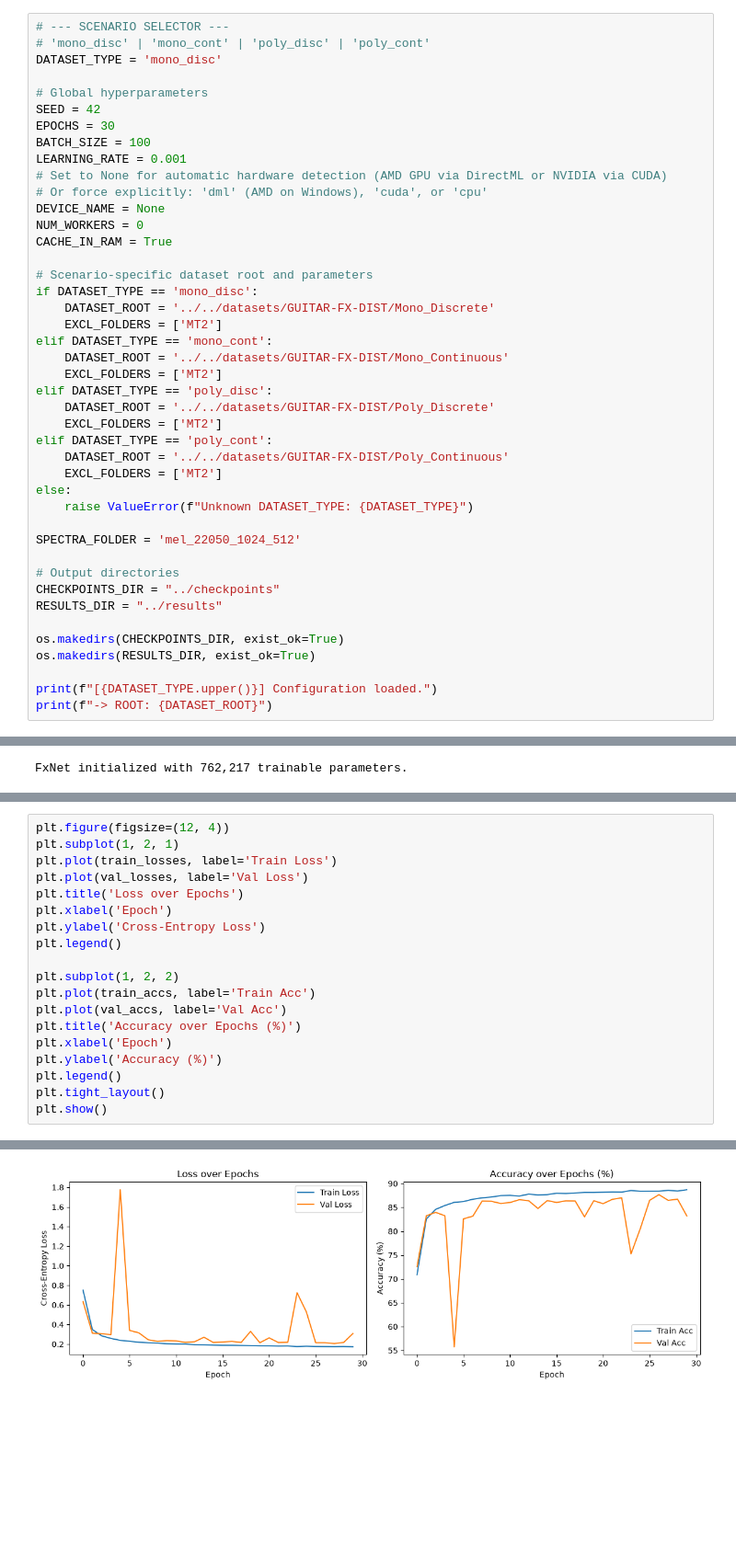
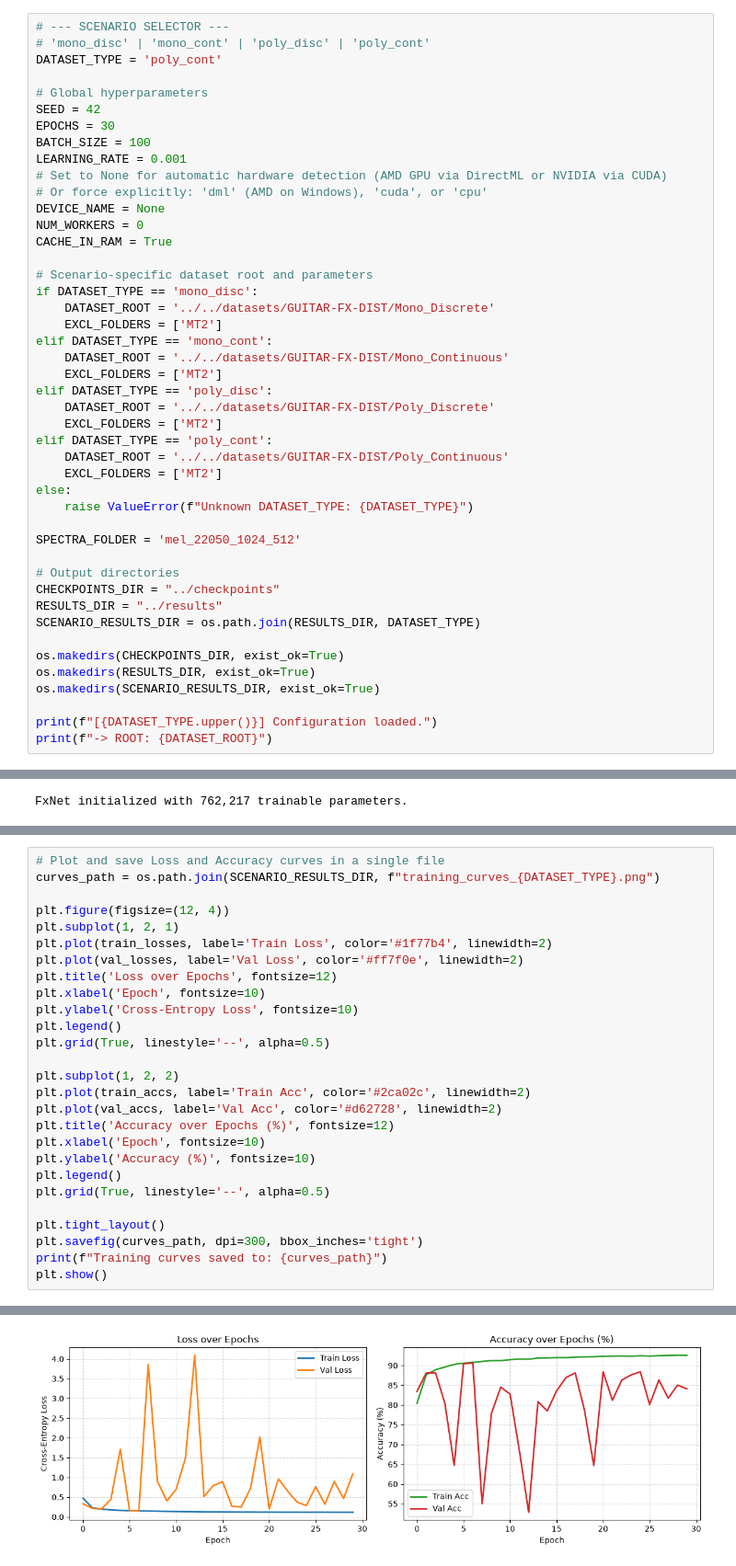
Before and after one commit to caduobristo/tcc, a Jupyter notebook: notebooks/train_baseline.ipynb, the cells around one changed output, grey strips where cells are left out. Shown at 92% size. Cells and saved outputs as stored; diff of their text form; blank space fills up the shorter version.

Commit message:
refactor: consolida pipeline do baseline em notebook e documenta resultados

```diff
--- a/notebooks/train_baseline.ipynb
+++ b/notebooks/train_baseline.ipynb
@@ -34,7 +38,7 @@ Select the dataset scenario (`mono_disc`, `mono_cont`, `poly_disc`, or `poly_con
 # %%
 # --- SCENARIO SELECTOR ---
 # 'mono_disc' | 'mono_cont' | 'poly_disc' | 'poly_cont'
-DATASET_TYPE = 'mono_disc'
+DATASET_TYPE = 'poly_cont'
 
 # Global hyperparameters
 SEED = 42
@@ -68,9 +72,11 @@ SPECTRA_FOLDER = 'mel_22050_1024_512'
 # Output directories
 CHECKPOINTS_DIR = "../checkpoints"
 RESULTS_DIR = "../results"
+SCENARIO_RESULTS_DIR = os.path.join(RESULTS_DIR, DATASET_TYPE)
 
 os.makedirs(CHECKPOINTS_DIR, exist_ok=True)
 os.makedirs(RESULTS_DIR, exist_ok=True)
+os.makedirs(SCENARIO_RESULTS_DIR, exist_ok=True)
 
 print(f"[{DATASET_TYPE.upper()}] Configuration loaded.")
 print(f"-> ROOT: {DATASET_ROOT}")
@@ -281,20 +273,28 @@ Best Validation Accuracy: 87.68%
 # %%
+# Plot and save Loss and Accuracy curves in a single file
+curves_path = os.path.join(SCENARIO_RESULTS_DIR, f"training_curves_{DATASET_TYPE}.png")
+
 plt.figure(figsize=(12, 4))
 plt.subplot(1, 2, 1)
-plt.plot(train_losses, label='Train Loss')
-plt.plot(val_losses, label='Val Loss')
-plt.title('Loss over Epochs')
-plt.xlabel('Epoch')
-plt.ylabel('Cross-Entropy Loss')
+plt.plot(train_losses, label='Train Loss', color='#1f77b4', linewidth=2)
+plt.plot(val_losses, label='Val Loss', color='#ff7f0e', linewidth=2)
+plt.title('Loss over Epochs', fontsize=12)
+plt.xlabel('Epoch', fontsize=10)
+plt.ylabel('Cross-Entropy Loss', fontsize=10)
 plt.legend()
+plt.grid(True, linestyle='--', alpha=0.5)
 
 plt.subplot(1, 2, 2)
-plt.plot(train_accs, label='Train Acc')
-plt.plot(val_accs, label='Val Acc')
-plt.title('Accuracy over Epochs (%)')
-plt.xlabel('Epoch')
-plt.ylabel('Accuracy (%)')
+plt.plot(train_accs, label='Train Acc', color='#2ca02c', linewidth=2)
+plt.plot(val_accs, label='Val Acc', color='#d62728', linewidth=2)
+plt.title('Accuracy over Epochs (%)', fontsize=12)
+plt.xlabel('Epoch', fontsize=10)
+plt.ylabel('Accuracy (%)', fontsize=10)
 plt.legend()
+plt.grid(True, linestyle='--', alpha=0.5)
+
 plt.tight_layout()
+plt.savefig(curves_path, dpi=300, bbox_inches='tight')
+print(f"Training curves saved to: {curves_path}")
 plt.show()
 # %% [output]
@@ -301,2 +302,2 @@ plt.show()
-[figure, old version]
+[figure, new version]
 # %% [markdown]
```
Also changed, not shown: parts of 16 cells of this notebook, 15 other files.
